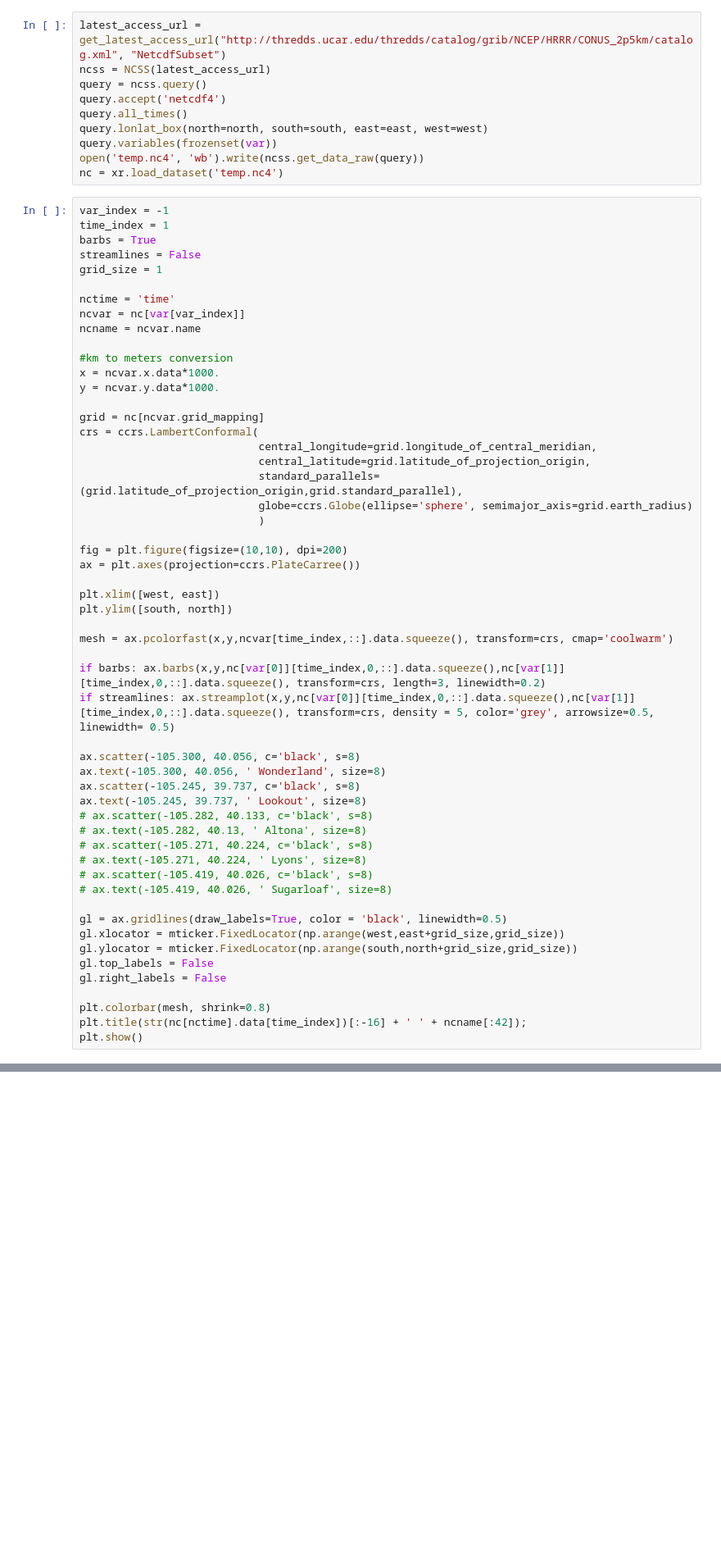
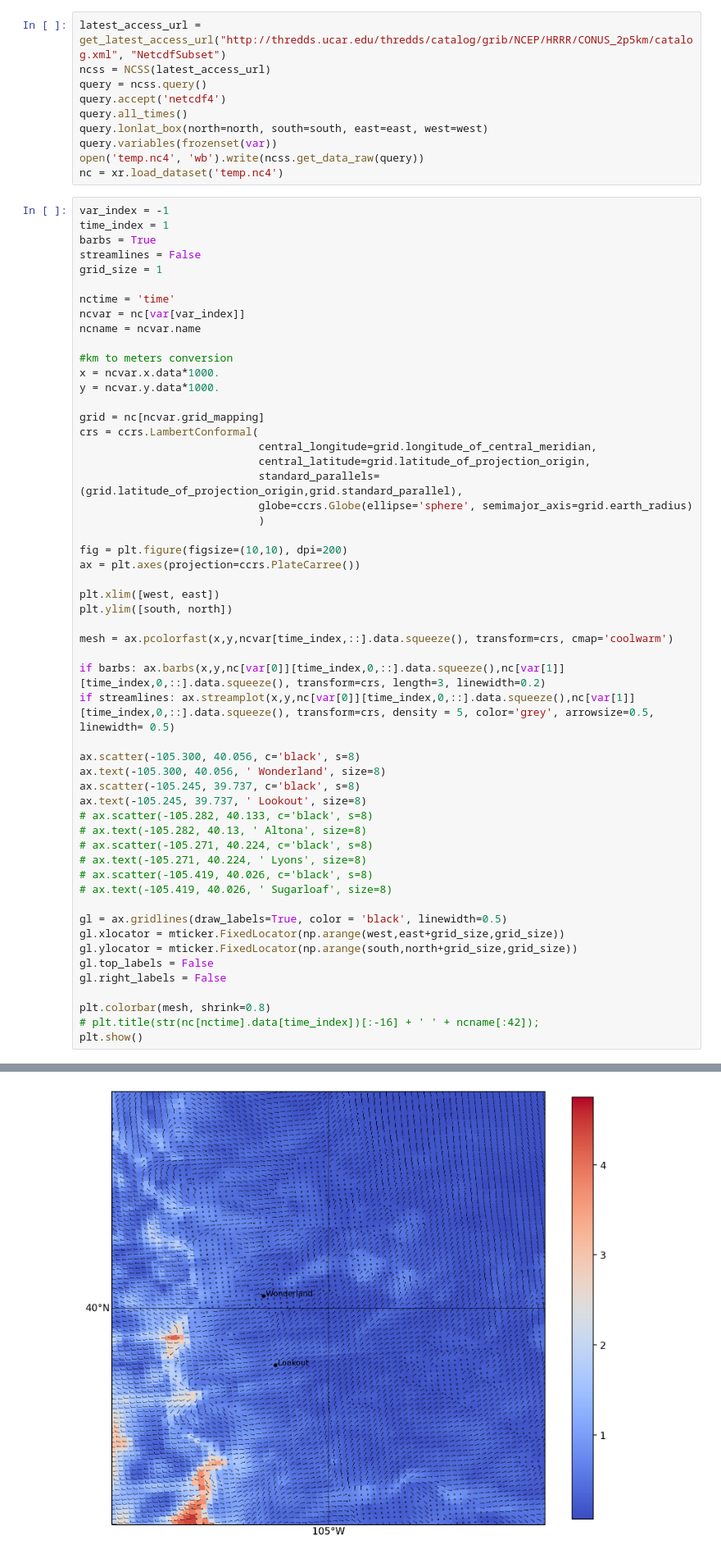
Before and after one commit to pilotchute/oop_hrrr_tutorial, a Jupyter notebook: No_Objects.ipynb, the cells around one changed output, grey strips where cells are left out. Shown at 82% size. Cells and saved outputs as stored; diff of their text form; blank space fills up the shorter version.

```diff
--- a/No_Objects.ipynb
+++ b/No_Objects.ipynb
@@ -94,5 +94,6 @@ gl.top_labels = False
 gl.right_labels = False
 
 plt.colorbar(mesh, shrink=0.8)
-plt.title(str(nc[nctime].data[time_index])[:-16] + ' ' + ncname[:42]);
+# plt.title(str(nc[nctime].data[time_index])[:-16] + ' ' + ncname[:42]);
 plt.show()
+# %% [output]
@@ -98,0 +101 @@ plt.show()
+[figure, added]
```
Also changed, not shown: parts of 1 cell of this notebook.
